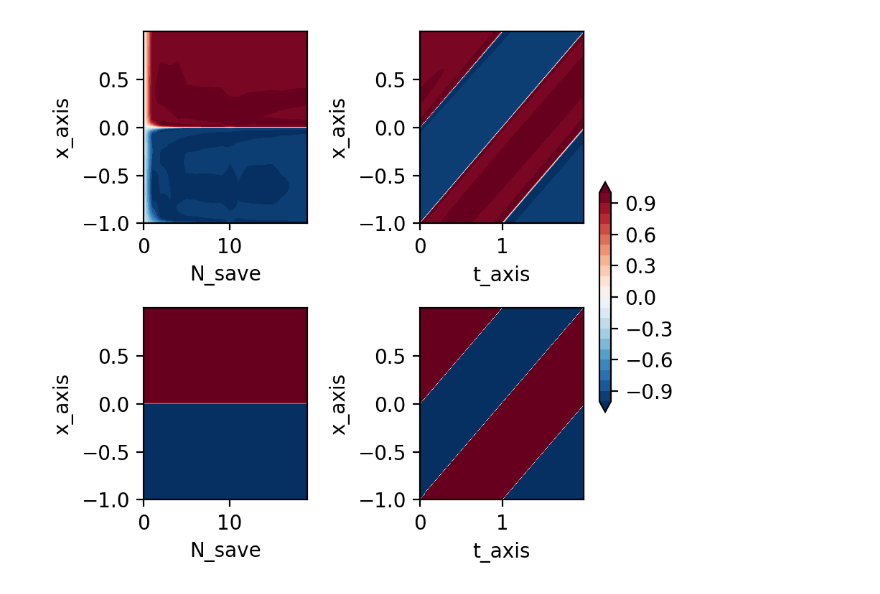
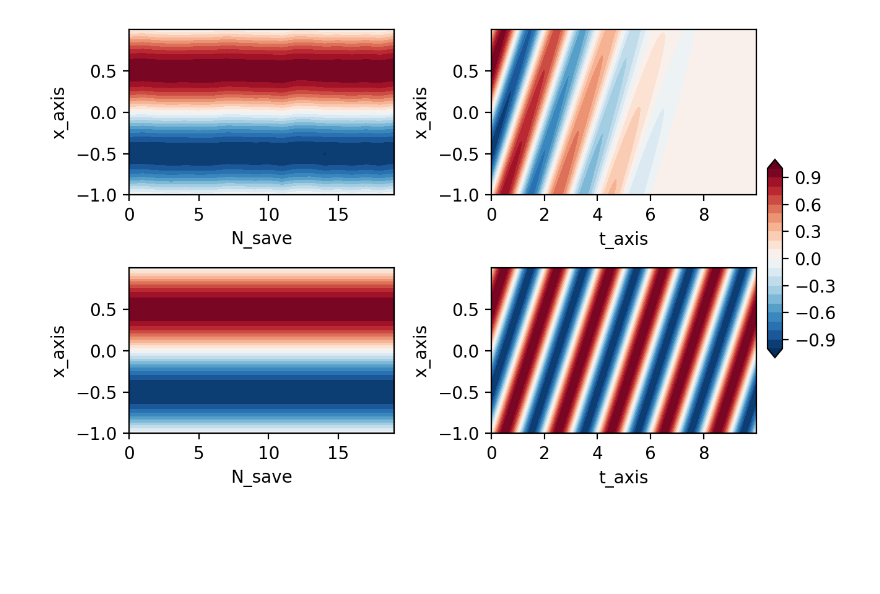
Before and after one commit to ChenggongWang/PINN_pytorch, a Jupyter notebook: Advection_1d.ipynb, the cells around one changed output. Saved outputs shown, nothing was run; the diff lists cells and outputs as text; code cells hidden in the pictures; blank space fills up the shorter version.

```diff
--- a/Advection_1d.ipynb
+++ b/Advection_1d.ipynb
@@ -157,13 +186,14 @@ def x_trace_back(x_axis,x,t):
     x_rev = np.where(np.logical_and(x_rev>=xmin, x_rev<xmax),x_rev,x_rev+x_axis_range)
     return x_rev
 # %%
-# regular grid
-t_axis = np.arange(0,2,0.01,dtype='float32')    # time
-x_axis = np.arange(-1,1+1e-3,1e-2,dtype='float32')   # space
-# set IC
-def IC_func(x):
-#     return np.sin(x*np.pi)
-    return np.sign(x)
+%%time
+# set regular grid
+t_axis = np.arange(0,10,0.01,dtype='float32')    # time
+x_axis = np.arange(-1,1+1e-3,0.01,dtype='float32')   # space
+
+def IC_func(x): # set IC
+    return np.sin(x*np.pi)
+#     return np.sign(x)
 # def IC_func(x):
 #     IC = np.ones_like(x)
 #     IC = np.where(np.logical_and(x>=0.0, x<0.5),IC,0)
@@ -173,19 +206,21 @@ adv_1d_solver = PINN(t_axis=t_axis, x_axis=x_axis,IC_func=IC_func)
 # %%
-N_save = 20
-N_save_num = 200
-N_epoch = N_save*N_save_num
-predict_iterms = np.zeros((N_save,t_axis.size,x_axis.size),dtype='float32')
+%%time
+N_save_num = 20 # how many times of output
+N_epoh_batch = 100
+N_epoch = N_save_num*N_epoh_batch
+predict_iterms = np.zeros((N_save_num,t_axis.size,x_axis.size),dtype='float32')
 loss = []
 for i in range(N_epoch):
     # train and get loss: iter_nums per epoch
-    loss_tmp = adv_1d_solver.train_loop(iter_nums=1)
-    if i%N_save_num == 0:
+    adv_1d_solver.train(col_poi_batch_size=int(t_axis.size*x_axis.size/5))
+    if i%N_epoh_batch == 0:
+        loss_tmp = adv_1d_solver.current_loss()
+        loss.append(loss_tmp)
         print(f'Epoch {i:5d} '
              +f'| PDE loss: {loss_tmp[0]:7.5f} '
              +f'| BC loss: {loss_tmp[1]:7.5f} '
              +f'| IC loss: {loss_tmp[2]:7.5f} ')
-        loss.append(loss_tmp)
         # predict and save output of NN_model
         output = adv_1d_solver.predict()
-        predict_iterms[int(i/N_save_num),:,:] = output.to('cpu').reshape((t_axis.size,x_axis.size))
+        predict_iterms[int(i/N_epoh_batch),:,:] = output.to('cpu').reshape((t_axis.size,x_axis.size))
 # %% [output]
@@ -212,37 +255,37 @@ Epoch  3800 | PDE loss: 0.00073 | BC loss: 0.01606 | IC loss: 0.00036
 # %%
 output_truth = analytical_results(x_axis,x_axis,t_axis,IC_func)
-fig, axs = plt.subplots(nrows=2,ncols=2, figsize=(4,4),dpi=200)
+fig, axs = plt.subplots(nrows=2,ncols=2, figsize=(6,4),dpi=200)
 axs = axs.flatten()
 levels = np.arange(-1,1.05,0.1)
 ax = axs[0]
-ax.contourf(np.arange(N_save),x_axis,predict_iterms[:,0,:].T,
+ax.contourf(np.arange(N_save_num),x_axis,predict_iterms[:,0,:].T,
                  levels=levels,extend='both',cmap=plt.cm.RdBu_r)
 
 ax.set_xlabel('N_save')
 ax.set_ylabel('x_axis')
 ax = axs[1]
 ax.contourf(t_axis,x_axis,predict_iterms[-1,:,:].T,
                  levels=levels,extend='both',cmap=plt.cm.RdBu_r)
 
 ax.set_xlabel('t_axis')
 ax.set_ylabel('x_axis')
 ax = axs[2]
-ax.contourf(np.arange(N_save),x_axis,
-            np.repeat(output_truth[None,0,:].T, N_save, axis=1),
+ax.contourf(np.arange(N_save_num),x_axis,
+            np.repeat(output_truth[None,0,:].T, N_save_num, axis=1),
              levels=levels,extend='both',cmap=plt.cm.RdBu_r)
 
 ax.set_xlabel('N_save')
 ax.set_ylabel('x_axis')
 ax = axs[3]
 cb = ax.contourf(t_axis,x_axis,output_truth.T,
                  levels=levels,extend='both',cmap=plt.cm.RdBu_r)
 
 ax.set_xlabel('t_axis')
 ax.set_ylabel('x_axis')
 # Add a colorbar axis at the bottom of the graph
 cbar_ax = fig.add_axes([0.99, 0.3, 0.02, 0.4])
 # Draw the colorbar
 cbar = fig.colorbar(cb, cax=cbar_ax,orientation='vertical')
 fig.tight_layout()
 # %% [output]
-[figure, old version]
+[figure, new version]
```
Also changed, not shown: parts of 8 cells of this notebook.
